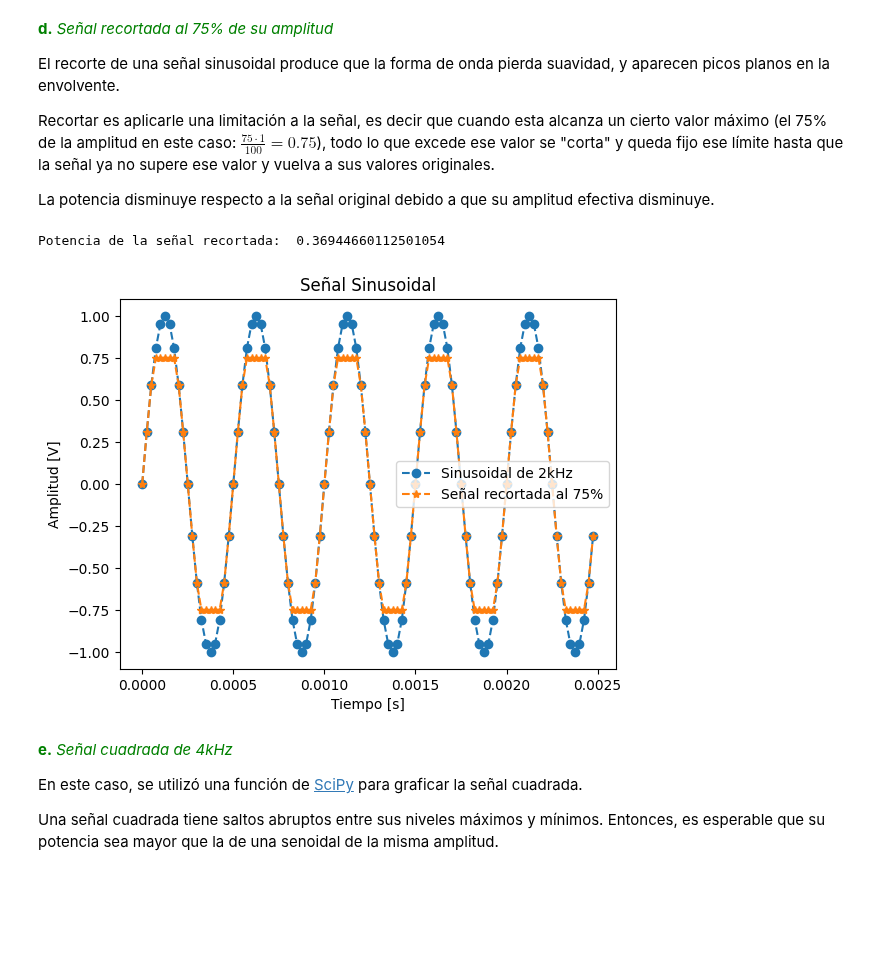
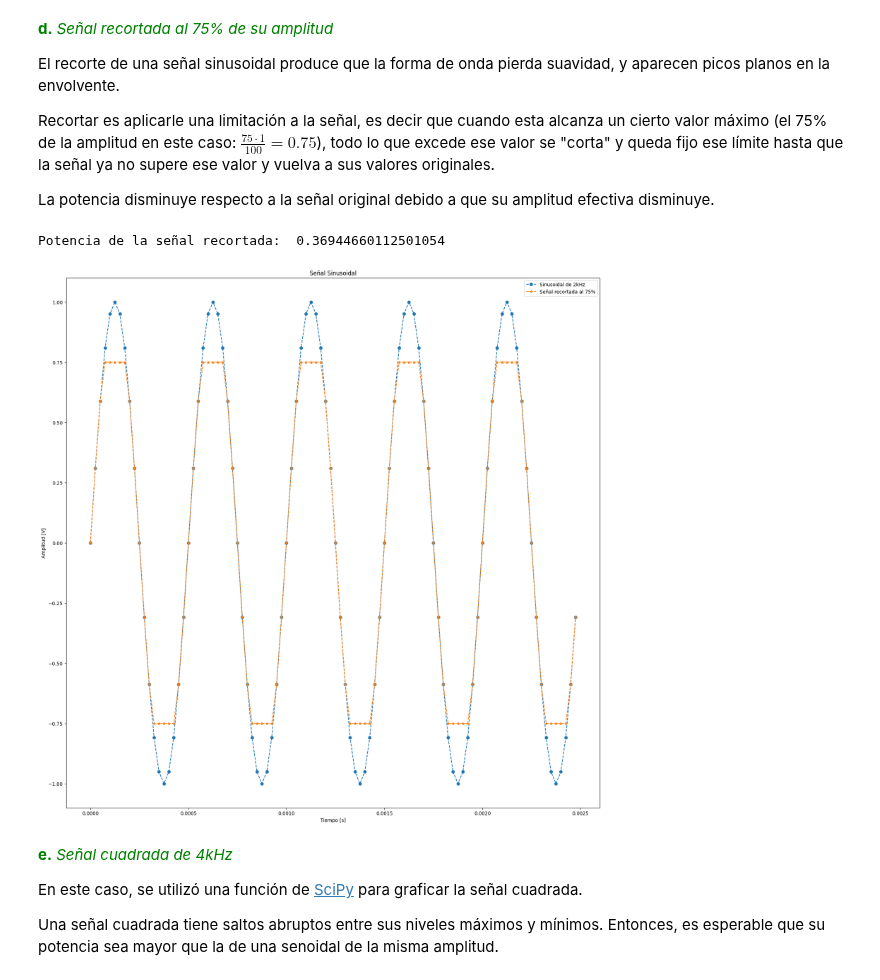
Before and after one commit to Catalina-git/APS, a Jupyter notebook: Tareas Semanales/TP1 - Síntesis de señales/TS1.ipynb, the cells around one changed output. Cells and saved outputs as stored; diff of their text form; code cells hidden in the pictures; blank space fills up the shorter version.

```diff
--- a/Tareas Semanales/TP1 - Síntesis de señales/TS1.ipynb
+++ b/Tareas Semanales/TP1 - Síntesis de señales/TS1.ipynb
@@ -198,34 +200,35 @@ def mi_funcion_sen_recortada(amplitud = 1, offset = 0, frecuencia = 1, fase = 0,
     valor_corte = amplitud * 0.75 # es el 75% de la amplitud
 
     xx = np.clip(xx, - valor_corte, valor_corte) # Funcion de numpy que me recorta la señal
 
     return tt, xx
 
 """ ITEM d """
 # ------------------------------- Misma señal pero recortada al 75% de su potencia -------------------------------
 _,fd = mi_funcion_sen_recortada(1, 0, 2000, 0, 100, 40000)
 
+fig, axes = plt.subplots(1, 1, figsize=(20, 20))
 plt.title("Señal Sinusoidal")
 
 # Grafico la señal senoidal de 2KHz
 plt.xlabel('Tiempo [s]')
 plt.ylabel('Amplitud [V]')
 plt.plot(_,fa, 'o--',  label = 'Sinusoidal de 2kHz')
 plt.legend()
 
 # Grafico la señal recortada
 plt.xlabel('Tiempo [s]')
 plt.ylabel('Amplitud [V]')
 plt.plot(_,fd, '*--', label = 'Señal recortada al 75%')
 plt.legend()
 
 
 # Calculo la potenacia
 x = calcular_potencia(fd)
 print("Potencia de la señal recortada: ", x)
 # %% [output]
 Potencia de la señal recortada:  0.36944660112501054
-[figure, old version]
+[figure, new version]
 # %% [markdown]
 <font color=green>**e.** *Señal cuadrada de 4kHz*<font>
 
```
Also changed, not shown: parts of 7 cells of this notebook, 4 other files.
